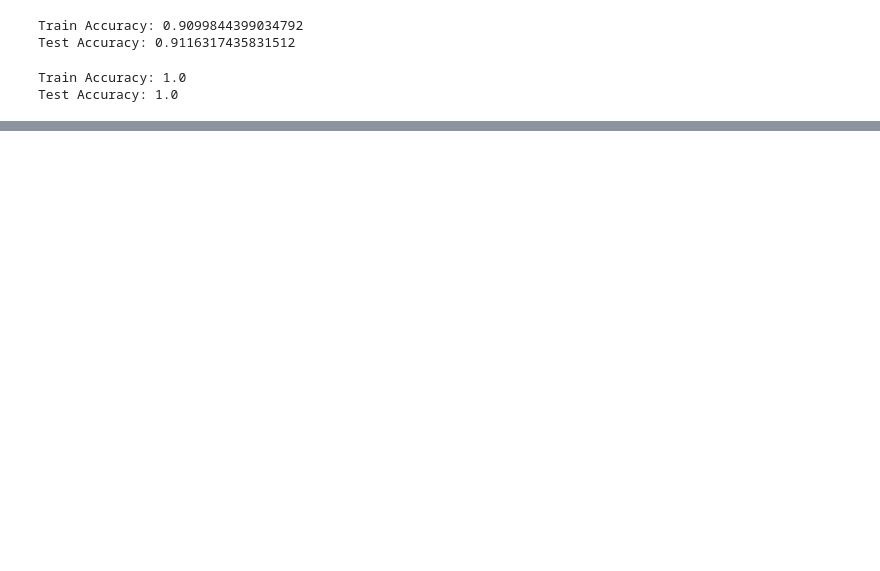
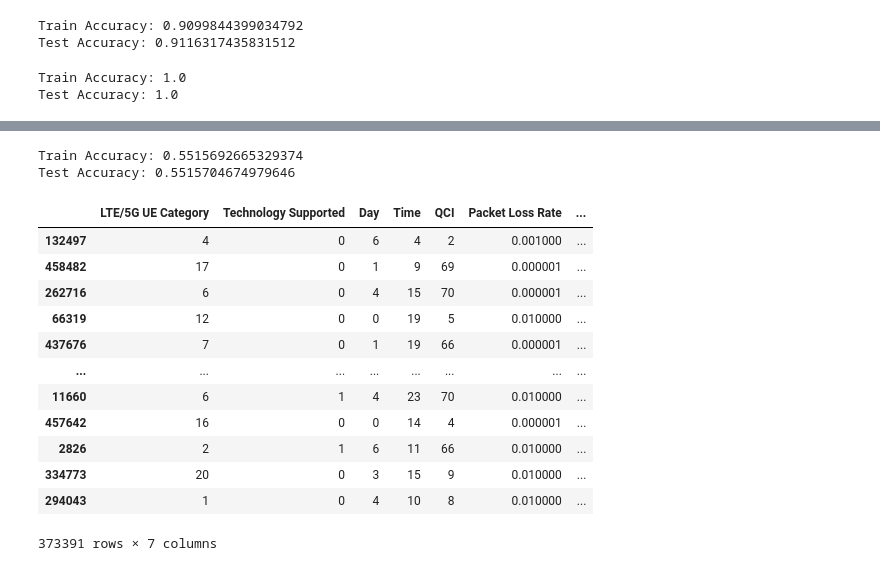
Before and after one commit to Interactive-Coventry/EXPLOR_network_slicing, a Jupyter notebook: test.ipynb, the cells around one changed output, grey strips where cells are left out. Saved outputs shown, nothing was run; the diff lists cells and outputs as text; code cells hidden in the pictures; blank space fills up the shorter version.

```diff
--- a/test.ipynb
+++ b/test.ipynb
@@ -1196,3 +1240,39 @@ Elapsed time to compute the importances: 0.014 seconds
+# %%
+from sklearn.naive_bayes import GaussianNB
+from sklearn.metrics import accuracy_score, confusion_matrix, precision_score, recall_score, ConfusionMatrixDisplay
+
+def classify_GaussianNB(X_train, X_test, y_train_onehot, y_test_onehot):
+
+    clf = GaussianNB().fit(X_train, y_train_onehot)
+
+    y_pred = clf.predict(X_train)
+    accuracy = accuracy_score(y_train_onehot, y_pred)
+    print("Train Accuracy:", accuracy)
+
+    y_pred = clf.predict(X_test)
+    accuracy = accuracy_score(y_test_onehot, y_pred)
+    print("Test Accuracy:", accuracy)
+
+classify_GaussianNB(X_train, X_test, y_train_onehot, y_test_onehot)
+# %% [output]
+Train Accuracy: 0.5515692665329374
+Test Accuracy: 0.5515704674979646
+# %%
+X_train
+# %% [output]
+|  | LTE/5G UE Category | Technology Supported | Day | Time | QCI | Packet Loss Rate | ... |
+| 132497 | 4 | 0 | 6 | 4 | 2 | 0.001000 | ... |
+| 458482 | 17 | 0 | 1 | 9 | 69 | 0.000001 | ... |
+| 262716 | 6 | 0 | 4 | 15 | 70 | 0.000001 | ... |
+| 66319 | 12 | 0 | 0 | 19 | 5 | 0.010000 | ... |
+| 437676 | 7 | 0 | 1 | 19 | 66 | 0.000001 | ... |
+| ... | ... | ... | ... | ... | ... | ... | ... |
+| 11660 | 6 | 1 | 4 | 23 | 70 | 0.010000 | ... |
+| 457642 | 16 | 0 | 0 | 14 | 4 | 0.000001 | ... |
+| 2826 | 2 | 1 | 6 | 11 | 66 | 0.010000 | ... |
+| 334773 | 20 | 0 | 3 | 15 | 9 | 0.010000 | ... |
+| 294043 | 1 | 0 | 4 | 10 | 8 | 0.010000 | ... |
+373391 rows × 7 columns
 # %%
 from utils import classify_dnn
 
```
Also changed, not shown: parts of 4 cells of this notebook, 1 other file.
